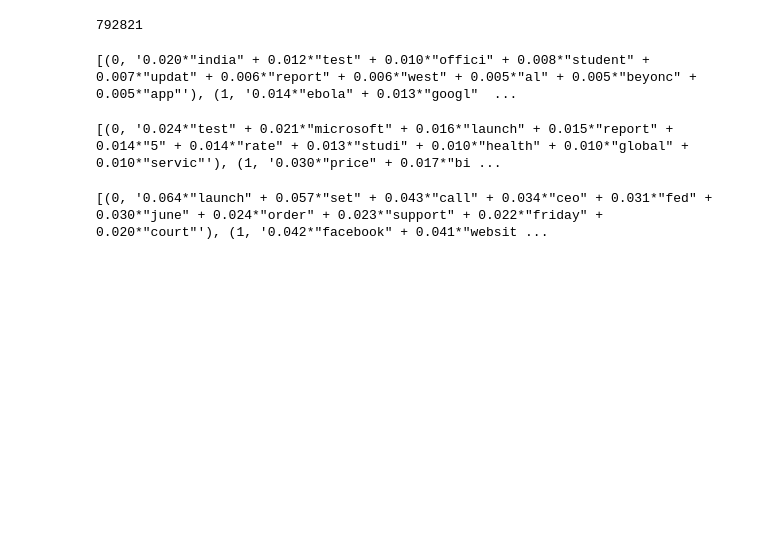
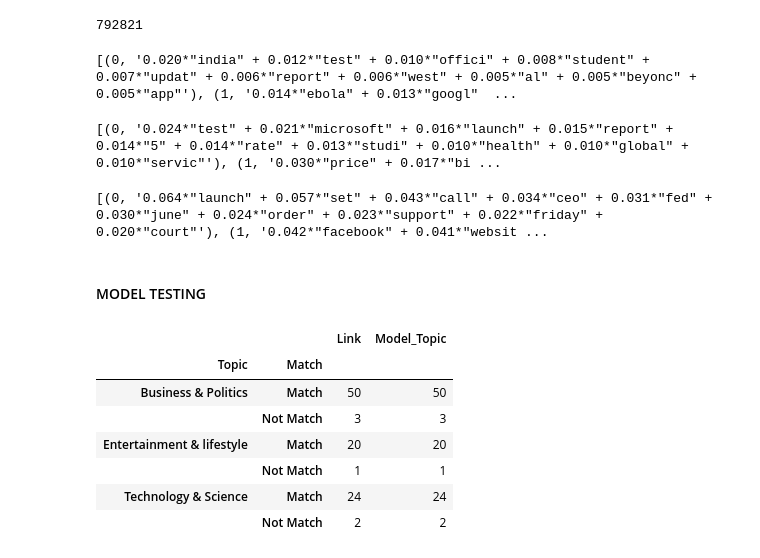
Before and after one commit to laharianne/topic_modelling_bookmarker, a Jupyter notebook: data_preprocessing_and_model_training.ipynb, the cells around one changed output. Saved outputs shown, nothing was run; the diff lists cells and outputs as text; code cells hidden in the pictures; blank space fills up the shorter version.

```diff
--- a/data_preprocessing_and_model_training.ipynb
+++ b/data_preprocessing_and_model_training.ipynb
@@ -226,3 +226,5 @@ data5 = extract_text_from_url("https://www.badmovies.org/")
 data6 = extract_text_from_url("https://en.wikipedia.org/wiki/Shakespeare:_The_World_as_Stage")
 # %%
 ldamodel_20.save('lda_model_20.model')
+# %% [markdown]
+#### MODEL TESTING
@@ -228,0 +237,12 @@ ldamodel_20.save('lda_model_20.model')
+# %%
+from IPython.display import display
+display(grouped_df)
+# %% [output]
+|  |  | Link | Model_Topic |
+| Topic | Match |  |  |
+| Business & Politics | Match | 50 | 50 |
+|  | Not Match | 3 | 3 |
+| Entertainment & lifestyle | Match | 20 | 20 |
+|  | Not Match | 1 | 1 |
+| Technology & Science | Match | 24 | 24 |
+|  | Not Match | 2 | 2 |
```
Also changed, not shown: parts of 10 cells of this notebook.
